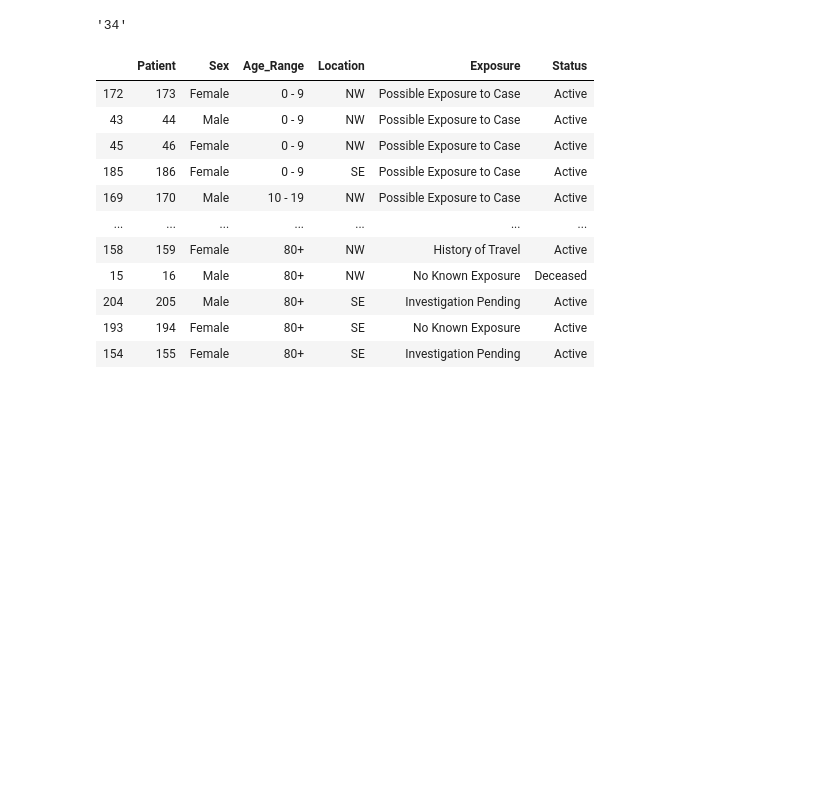
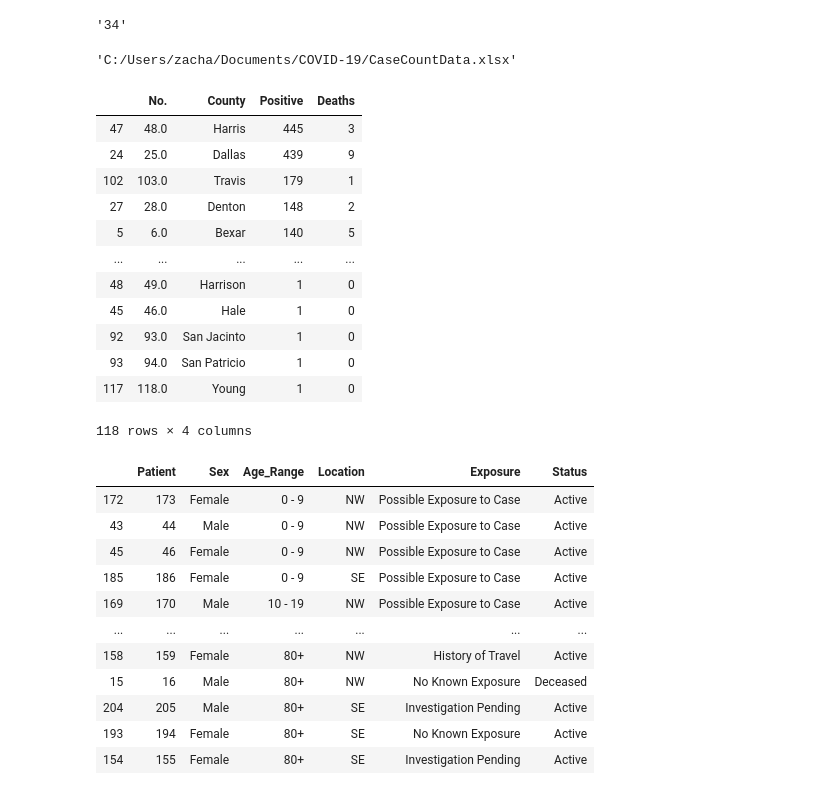
Before and after one commit to zdsteele/covidtexas, a Jupyter notebook: Covid-Texas.ipynb, the cells around one changed output. Drawn from its saved outputs; the diff is of its cells as text; code cells hidden in the pictures; blank space fills up the shorter version.

```diff
--- a/Covid-Texas.ipynb
+++ b/Covid-Texas.ipynb
@@ -103,0 +86,4 @@ df_stats.to_csv('static/csv/stats.csv', index=False)
+# %%
+shutil.move(os.path.join(source, filename), os.path.join(destination, filename))
+# %% [output]
+'C:/Users/zacha/Documents/COVID-19/CaseCountData.xlsx'
@@ -104,3 +92,21 @@ df_stats.to_csv('static/csv/stats.csv', index=False)
+# %%
+df = pd.read_excel('CaseCountData.xlsx', header=1).dropna()
+df.sort_values(by=['Positive'], ascending=False, inplace=True)
+df
+# %% [output]
+|  | No. | County | Positive | Deaths |
+| 47 | 48.0 | Harris | 445 | 3 |
+| 24 | 25.0 | Dallas | 439 | 9 |
+| 102 | 103.0 | Travis | 179 | 1 |
+| 27 | 28.0 | Denton | 148 | 2 |
+| 5 | 6.0 | Bexar | 140 | 5 |
+| ... | ... | ... | ... | ... |
+| 48 | 49.0 | Harrison | 1 | 0 |
+| 45 | 46.0 | Hale | 1 | 0 |
+| 92 | 93.0 | San Jacinto | 1 | 0 |
+| 93 | 94.0 | San Patricio | 1 | 0 |
+| 117 | 118.0 | Young | 1 | 0 |
+118 rows × 4 columns
 # %%
 browser.visit(url3)
 # %%
```
Also changed, not shown: parts of 22 cells of this notebook, 5 other files.
